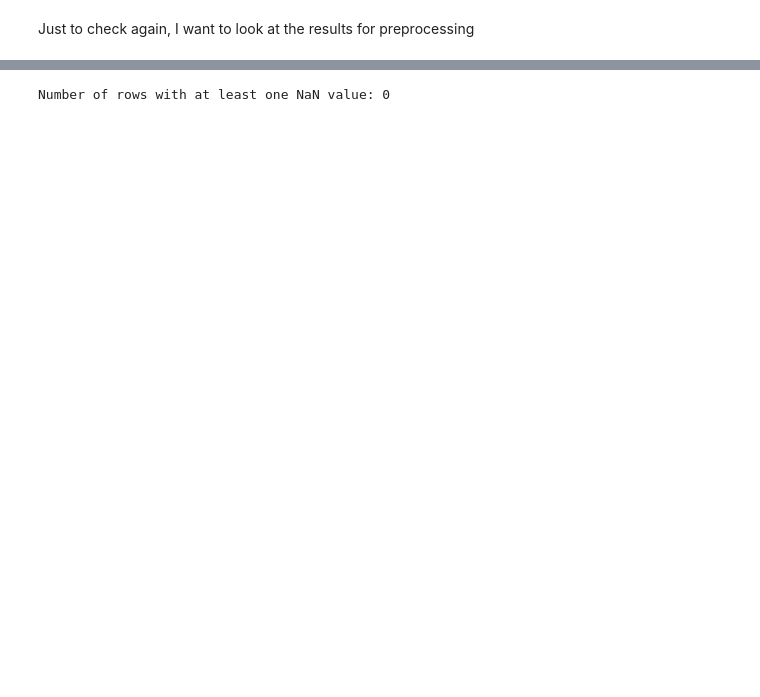
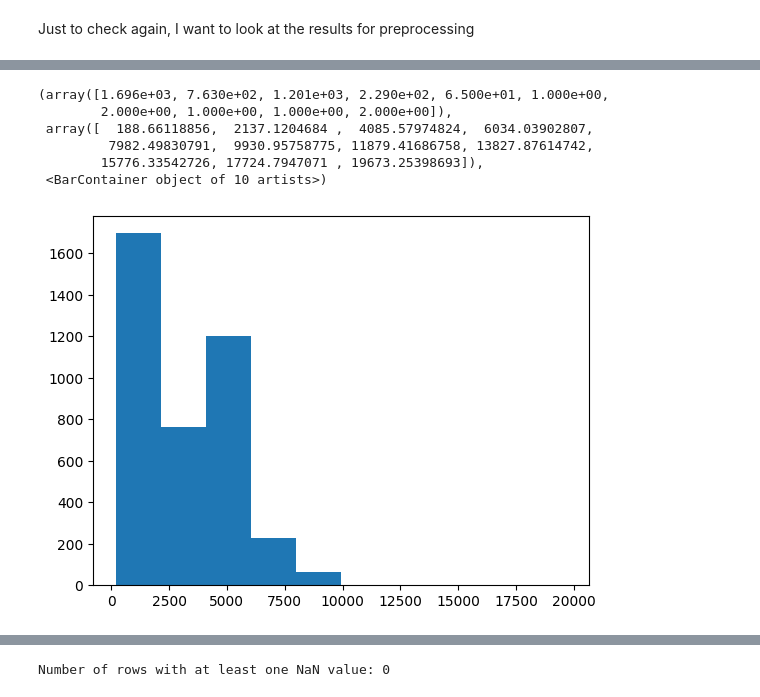
Before and after one commit to ak1376/Demographic_Inference, a Jupyter notebook: notebooks/running_remaining_rules.ipynb, the cells around one changed output, grey strips where cells are left out. Drawn from its saved outputs; the diff is of its cells as text; code cells hidden in the pictures; blank space fills up the shorter version.

```diff
--- a/notebooks/running_remaining_rules.ipynb
+++ b/notebooks/running_remaining_rules.ipynb
@@ -79,0 +102,11 @@ Index(['dadi_rep1_N0', 'moments_rep1_N0', 'moments_rep1_FIM_element_0',
+# %%
+plt.figure()
+plt.hist(preproc['training']['predictions']['dadi_rep1_Nb'])
+# %% [output]
+(array([1.696e+03, 7.630e+02, 1.201e+03, 2.290e+02, 6.500e+01, 1.000e+00,
+        2.000e+00, 1.000e+00, 1.000e+00, 2.000e+00]),
+ array([  188.66118856,  2137.1204684 ,  4085.57974824,  6034.03902807,
+         7982.49830791,  9930.95758775, 11879.41686758, 13827.87614742,
+        15776.33542726, 17724.7947071 , 19673.25398693]),
+ <BarContainer object of 10 artists>)
+[figure, added]
```
Also changed, not shown: parts of 36 cells of this notebook, 2 other files.
